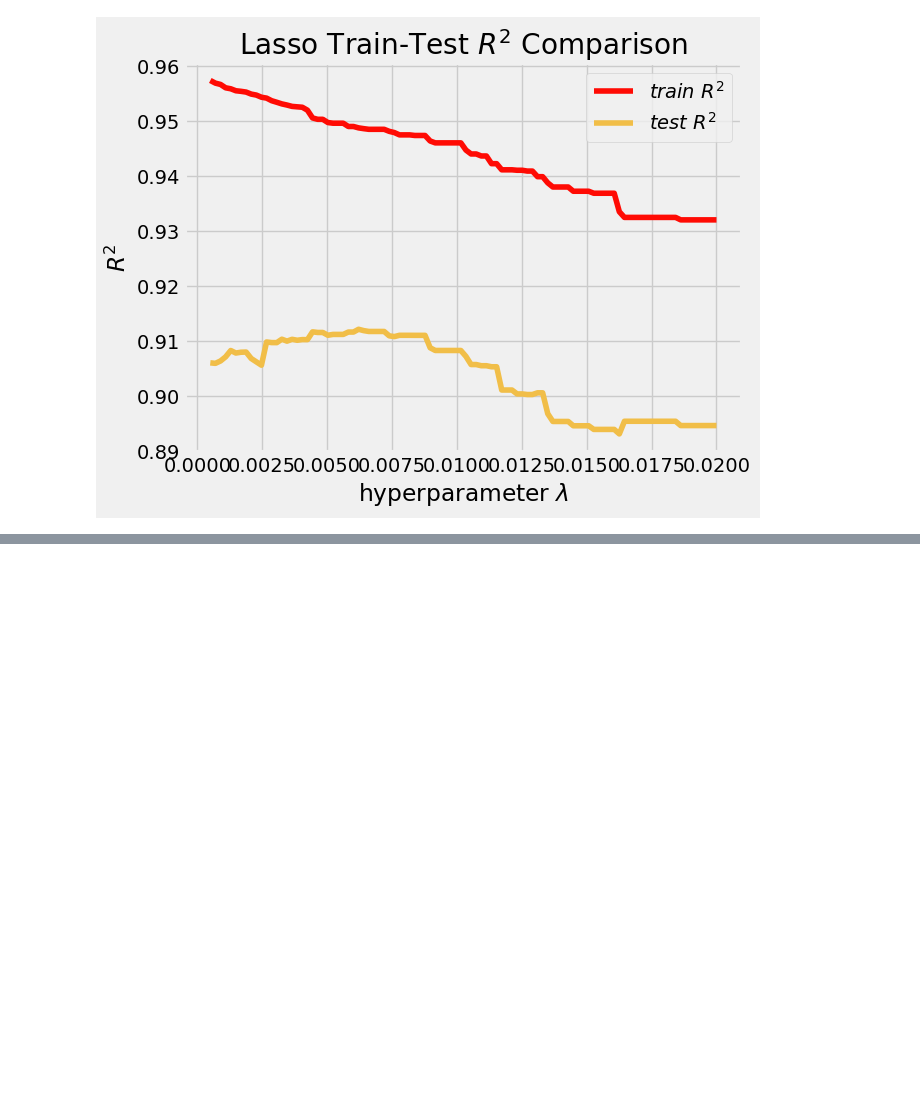
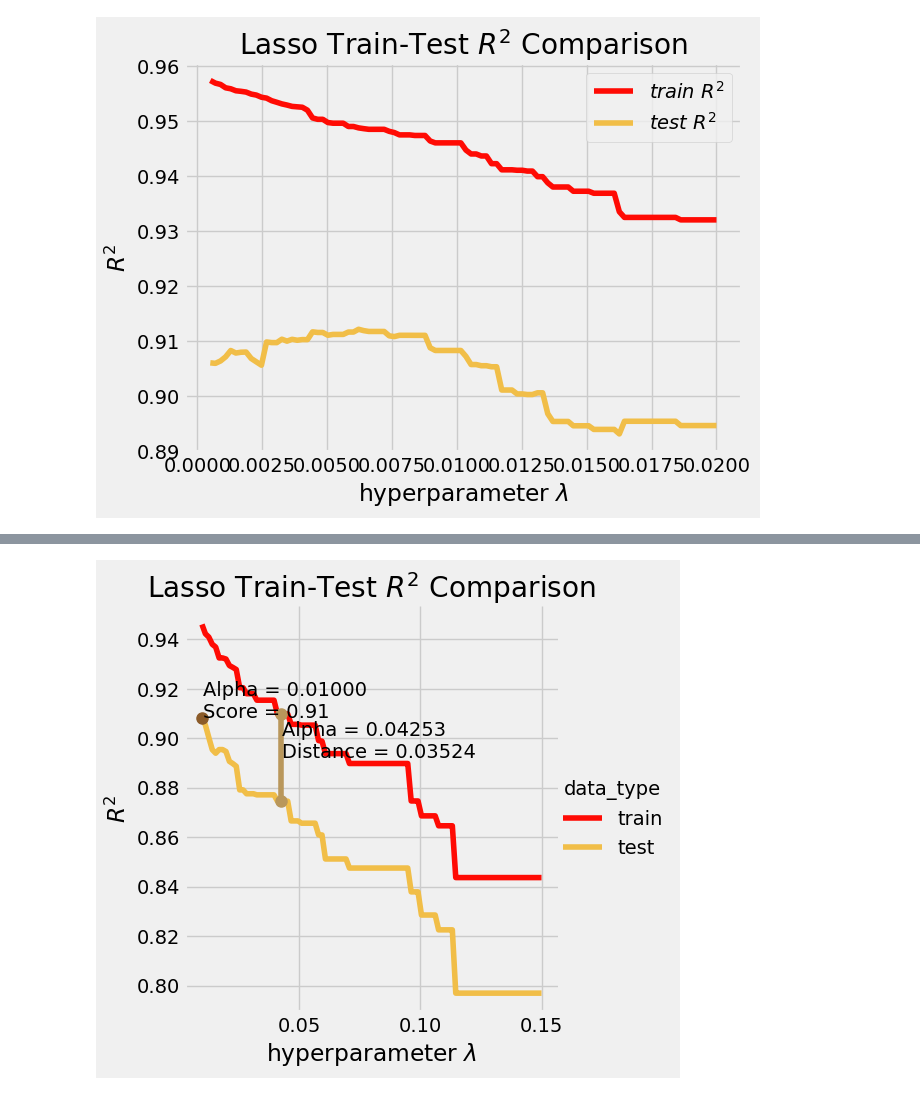
Before and after one commit to nikita-agrawal/Ames-Housing-Analysis, a Jupyter notebook: Hayden/lasso_test.ipynb, the cells around one changed output, grey strips where cells are left out. Saved outputs shown, nothing was run; the diff lists cells and outputs as text; code cells hidden in the pictures; blank space fills up the shorter version.

```diff
--- a/Hayden/lasso_test.ipynb
+++ b/Hayden/lasso_test.ipynb
@@ -394,0 +443,9 @@ feats_005
+# %%
+tlasso_graph(0.01, 0.15, 100,
+            train,
+           test,
+           'SalePrice',
+           cat_feats,
+           drop_cols = ['SalePrice', 'TotalBsmtSF'])
+# %% [output]
+[figure, added]
```
Also changed, not shown: parts of 33 cells of this notebook.
